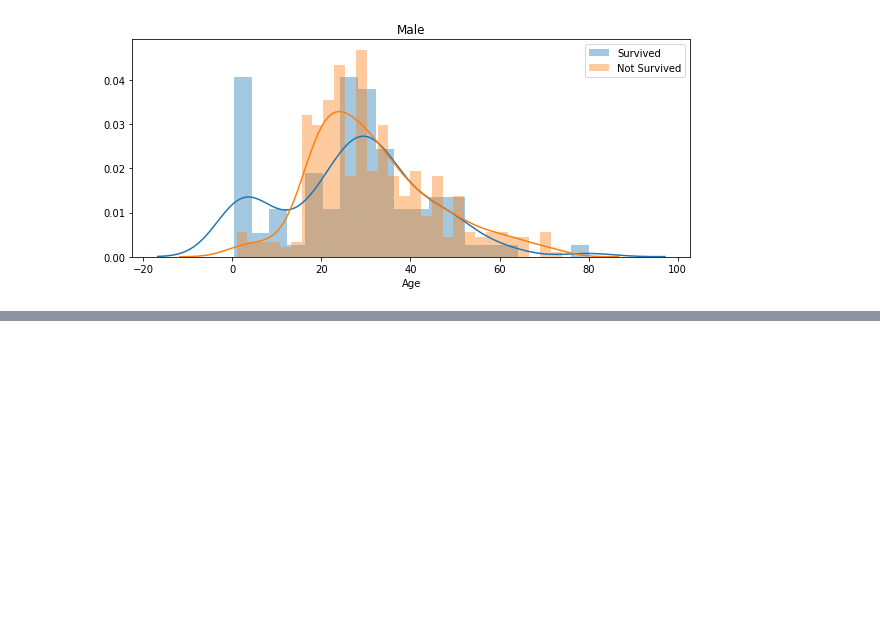
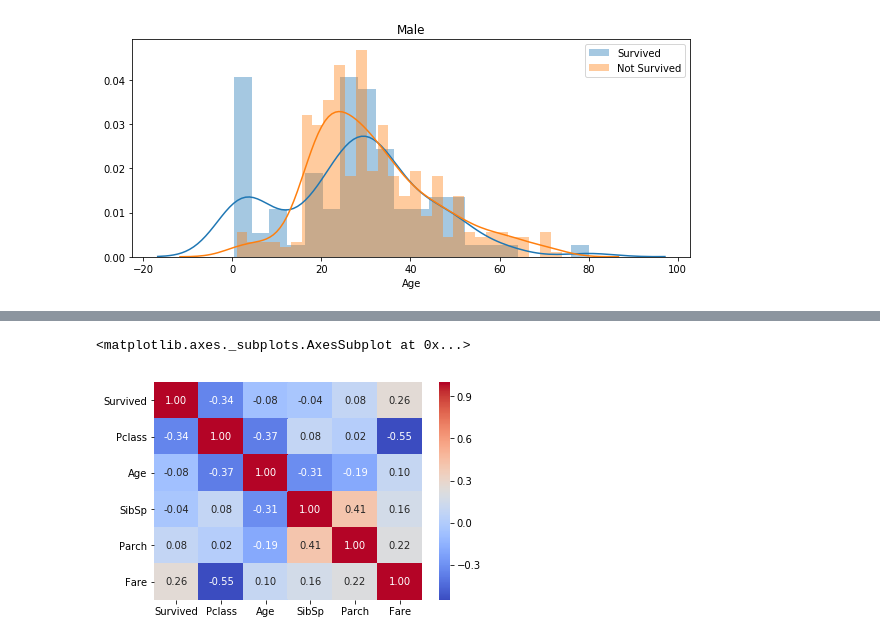
Before and after one commit to girishgr8/Machine_Learning, a Jupyter notebook: jupyter notebook files/Titanic Dataset-Kaggle Online Competition.ipynb, the cells around one changed output, grey strips where cells are left out. Saved outputs shown, nothing was run; the diff lists cells and outputs as text; code cells hidden in the pictures; blank space fills up the shorter version.

Commit message:
Titanic dataset basic model built

```diff
--- a/jupyter notebook files/Titanic Dataset-Kaggle Online Competition.ipynb
+++ b/jupyter notebook files/Titanic Dataset-Kaggle Online Competition.ipynb
@@ -7,4 +12,4 @@ from sklearn.model_selection import train_test_split
 %matplotlib inline
 # %%
-df = pd.read_csv('C:\\Users\\DELL\\Desktop\\Machine Learning\\datasets\\titanic\\train.csv')
+train_df = pd.read_csv('C:\\Users\\DELL\\Desktop\\Machine Learning\\datasets\\titanic\\train.csv')
 # %%
@@ -85,8 +90,8 @@ sns.boxplot(x='Age', data=df)
 3. Pclass can be one of the important feature for our model as one who has paid more has high chance of being rescued.
 # %%
 # Let's drop the non-correlated columns... and also the Cabin column as mentioned above.
-df.drop(labels=['Name', 'PassengerId', 'Ticket', 'Cabin'], axis=1,inplace=True)
-df.columns
+train_df.drop(labels=['Name', 'PassengerId', 'Ticket', 'Cabin'], axis=1,inplace=True)
+train_df.columns
 # %% [output]
 Index(['Survived', 'Pclass', 'Sex', 'Age', 'SibSp', 'Parch', 'Fare',
        'Embarked'],
@@ -129,3 +134,6 @@ ax.set_title('Male')
 # %% [output]
 Text(0.5, 1.0, 'Male')
 [figure]
+# %%
+train_df = train_df.dropna(axis = 0, subset =['Embarked'])
+print('Shape:',train_df.shape)
@@ -131,0 +158,5 @@ Text(0.5, 1.0, 'Male')
+# %%
+sns.heatmap(train_df.corr(), cmap='coolwarm', fmt='.2f', annot=True)
+# %% [output]
+<matplotlib.axes._subplots.AxesSubplot at 0x...>
+[figure, added]
```
Also changed, not shown: parts of 25 cells of this notebook.
